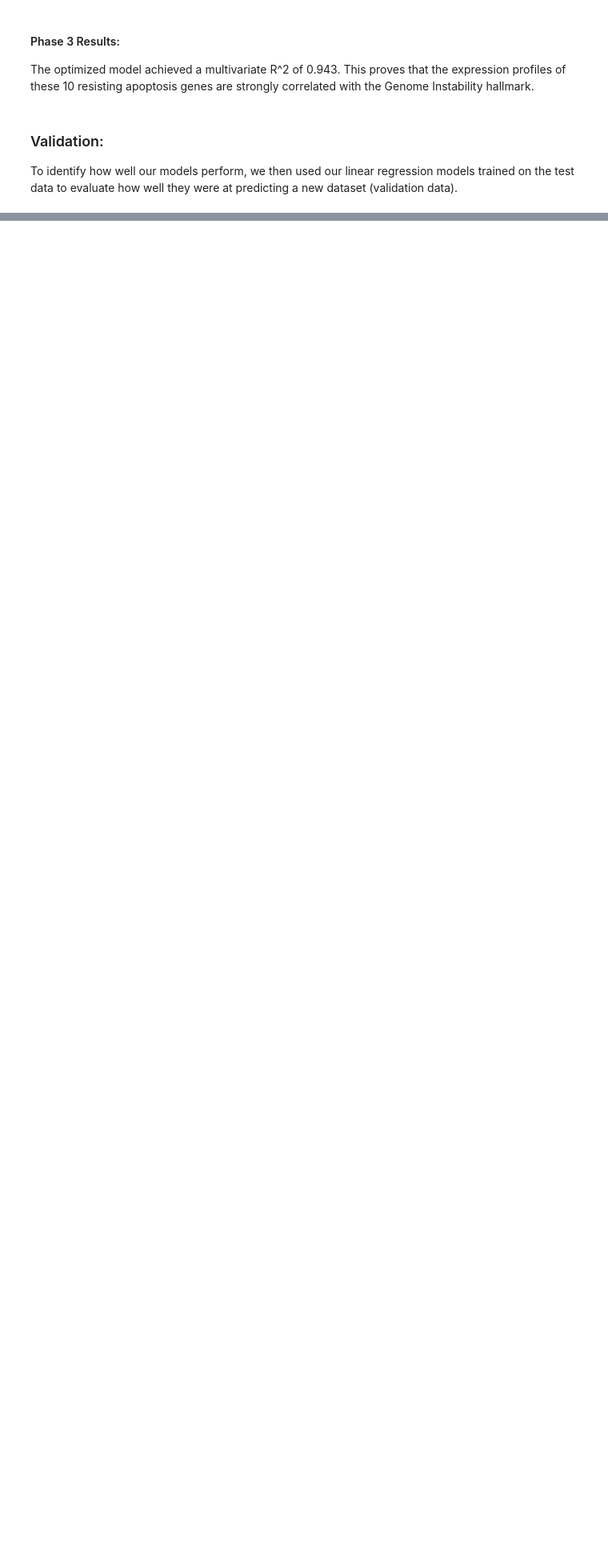
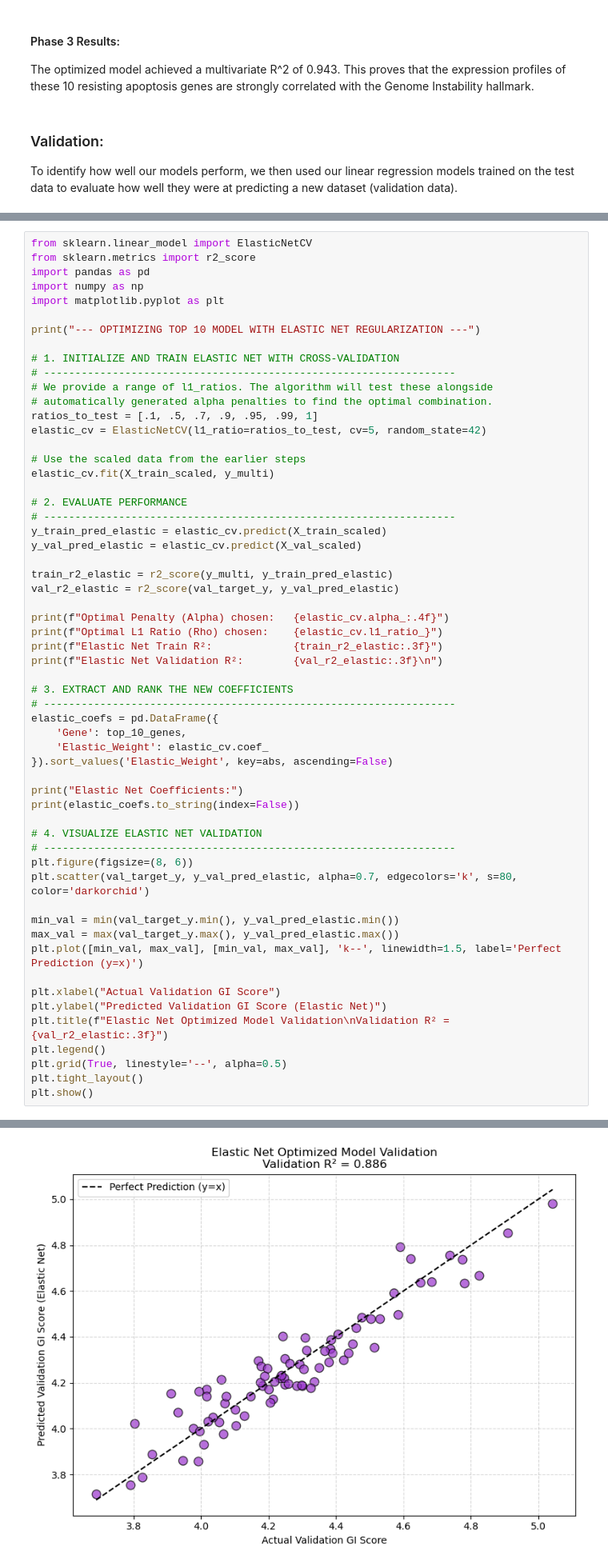
Before and after one commit to gracevl/lee-spencer-Module-4-Cancer, a Jupyter notebook: code/Module 4 Template.ipynb, the cells around one changed output, grey strips where cells are left out. Shown at 80% size. Saved outputs shown, nothing was run; the diff lists cells and outputs as text; blank space fills up the shorter version.

```diff
--- a/code/Module 4 Template.ipynb
+++ b/code/Module 4 Template.ipynb
@@ -958,0 +1125,59 @@ Genes involved in DNA repair and nuclear integrity, specifically LMNB1, BRCA2, a
+# %%
+from sklearn.linear_model import ElasticNetCV
+from sklearn.metrics import r2_score
+import pandas as pd
+import numpy as np
+import matplotlib.pyplot as plt
+
+print("--- OPTIMIZING TOP 10 MODEL WITH ELASTIC NET REGULARIZATION ---")
+
+# 1. INITIALIZE AND TRAIN ELASTIC NET WITH CROSS-VALIDATION
+# ------------------------------------------------------------------
+# We provide a range of l1_ratios. The algorithm will test these alongside
+# automatically generated alpha penalties to find the optimal combination.
+ratios_to_test = [.1, .5, .7, .9, .95, .99, 1]
+elastic_cv = ElasticNetCV(l1_ratio=ratios_to_test, cv=5, random_state=42)
+
+# Use the scaled data from the earlier steps
+elastic_cv.fit(X_train_scaled, y_multi)
+
+# 2. EVALUATE PERFORMANCE
+# ------------------------------------------------------------------
+y_train_pred_elastic = elastic_cv.predict(X_train_scaled)
+y_val_pred_elastic = elastic_cv.predict(X_val_scaled)
+
+train_r2_elastic = r2_score(y_multi, y_train_pred_elastic)
+val_r2_elastic = r2_score(val_target_y, y_val_pred_elastic)
+
+print(f"Optimal Penalty (Alpha) chosen:   {elastic_cv.alpha_:.4f}")
+print(f"Optimal L1 Ratio (Rho) chosen:    {elastic_cv.l1_ratio_}")
+print(f"Elastic Net Train R²:             {train_r2_elastic:.3f}")
+print(f"Elastic Net Validation R²:        {val_r2_elastic:.3f}\n")
+
+# 3. EXTRACT AND RANK THE NEW COEFFICIENTS
+# ------------------------------------------------------------------
+elastic_coefs = pd.DataFrame({
+    'Gene': top_10_genes,
+    'Elastic_Weight': elastic_cv.coef_
+}).sort_values('Elastic_Weight', key=abs, ascending=False)
+
+print("Elastic Net Coefficients:")
+print(elastic_coefs.to_string(index=False))
+
+# 4. VISUALIZE ELASTIC NET VALIDATION
+# ------------------------------------------------------------------
+plt.figure(figsize=(8, 6))
+plt.scatter(val_target_y, y_val_pred_elastic, alpha=0.7, edgecolors='k', s=80, color='darkorchid')
+
+min_val = min(val_target_y.min(), y_val_pred_elastic.min())
+max_val = max(val_target_y.max(), y_val_pred_elastic.max())
+plt.plot([min_val, max_val], [min_val, max_val], 'k--', linewidth=1.5, label='Perfect Prediction (y=x)')
+
+plt.xlabel("Actual Validation GI Score")
+plt.ylabel("Predicted Validation GI Score (Elastic Net)")
+plt.title(f"Elastic Net Optimized Model Validation\nValidation R² = {val_r2_elastic:.3f}")
+plt.legend()
+plt.grid(True, linestyle='--', alpha=0.5)
+plt.tight_layout()
+plt.show()
+# %% [output]
@@ -959,3 +1202,4 @@ Genes involved in DNA repair and nuclear integrity, specifically LMNB1, BRCA2, a
+[figure, added]
 # %% [markdown]
 ## Verify and validate your analysis:
 *Pick a SPECIFIC metric to determine how well your model is performing and describe how it works here.*
```
Also changed, not shown: parts of 7 cells of this notebook.
